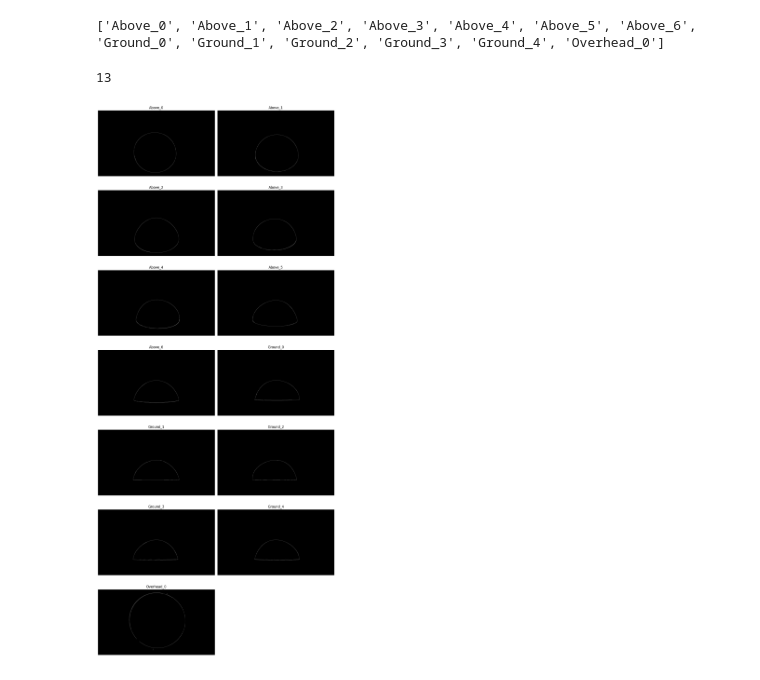
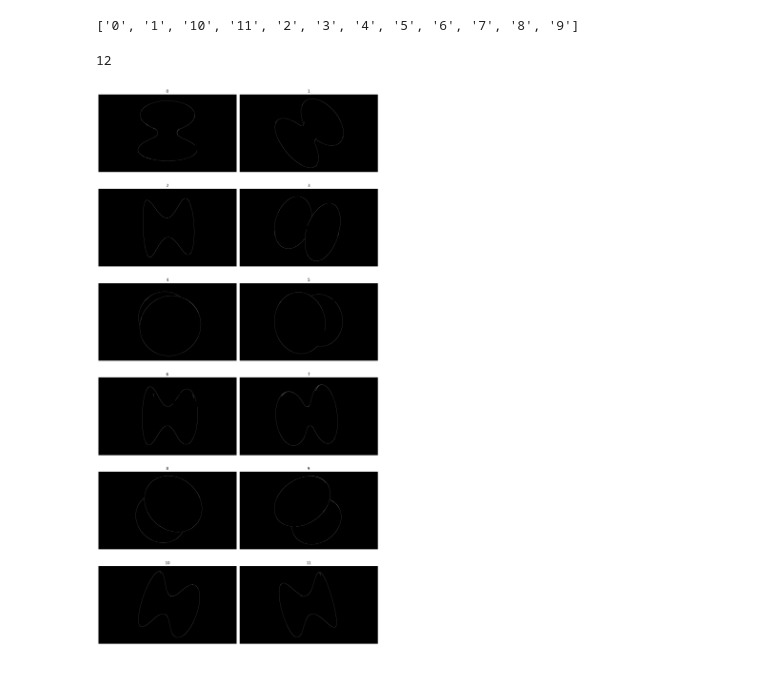
Before and after one commit to jeffreybliang/honours, a Jupyter notebook: src/framework_mesh/edgemap.ipynb, the cells around one changed output. Cells and saved outputs as stored; diff of their text form; code cells hidden in the pictures.

```diff
--- a/src/framework_mesh/edgemap.ipynb
+++ b/src/framework_mesh/edgemap.ipynb
@@ -179,15 +179,15 @@ def load_renders_for_material(renders_path, material, object_name):
 
     # Regex pattern: Extract Object<number> and View_<number>, ignoring _Cam_.
     # Example: Oblique6_Cam_Above_3.png -> object_name: Oblique6, view_name: Above_3
-    pattern = re.compile(rf"^({object_name})_Cam_(Overhead|Above|Ground)_(\d+)\.png")
+    pattern = re.compile(rf"^({object_name})(\d+)\.png")
 
     for filename in sorted(os.listdir(material_path)):
         match = pattern.match(filename)
         if match:
-            obj, view_type, view_number = match.groups()
+            obj, view_number = match.groups()
             if obj == object_name:
                 # Construct the view name as "Above_3", "Ground_1", etc.
-                full_view_name = f"{view_type}_{view_number}"
+                full_view_name = f"{view_number}"
                 image_path = os.path.join(material_path, filename)
                 image = cv2.imread(image_path)
                 if image is not None:
@@ -254,43 +254,43 @@ def plot_edge_maps(edge_maps):
 # Assuming `edge_maps` is the dictionary containing the edge maps (e.g., {"Overhead_1": edge_map1, "Above_1": edge_map2, ...})
 
 
-renders_path = "/Users/jeffreyliang/Documents/Honours/Blender/oblique/renders"
-material = "NoGround"  # Example material
-object_name = "Oblique13"  # Example object name
+renders_path = "/Users/jeffreyliang/Documents/Honours/Blender/easy_background/renders"
+material = ""  # Example material
+object_name = "parabola"  # Example object name
 renders = load_renders_for_material(renders_path, material, object_name)
 print([k for k in renders.keys()])
 # %% [output]
-['Above_0', 'Above_1', 'Above_2', 'Above_3', 'Above_4', 'Above_5', 'Above_6', 'Ground_0', 'Ground_1', 'Ground_2', 'Ground_3', 'Ground_4', 'Overhead_0']
+['0', '1', '10', '11', '2', '3', '4', '5', '6', '7', '8', '9']
 # %%
 # Define edge map options using dictionary comprehension
 edgemap_options = {
     object_name: {
-        "Above_0":      (False, 10, 45),
-        "Above_1":      (False, 10, 45),
-        "Above_2":      (False, 10, 45),
-        "Above_3":      (False, 10, 45),
-        "Above_4":      (False, 10, 45),
-        "Above_5":      (False, 10, 45),
-        "Above_6":      (False, 10, 45),
-        "Ground_0":     (False, 10, 25),
-        "Ground_1":     (False, 10, 30),
-        "Ground_2":     (False, 10, 30),
-        "Ground_3":     (False, 10, 45),
-        "Ground_4":     (False, 10, 45),
-        "Overhead_0":   (False, 10, 35), # (hist_eq=True, low_thresh=15, high_thresh=250)
+        "0":    (False,  15, 70),
+        "1":    (False,  15, 70),
+        "2":    (False,  15, 70),
+        "3":    (False,  15, 70),
+        "4":    (False,  15, 70),
+        "5":    (False,  15, 70),
+        "6":    (False,  15, 40),
+        "7":    (False,  15, 70),
+        "8":    (False,  15, 70),
+        "9":    (False,  15, 70),
+        "10":   (False,  15, 70),
+        "11":   (False,  15, 70),
+        "12":   (False,  15, 70), # (hist_eq=True, low_thresh=15, high_thresh=250)
     }
 }
 
 # edgemap_options = defaultdict(lambda: (False, 15, 200))  # Default option: (False, 0, 0) for equalisation, low, high thresholds
 
 # Apply Canny edge detection to the filtered renders based on material and object
 edge_maps = apply_canny_to_renders_for_material(renders, edgemap_options, object_name, material)
 print(len(edge_maps))
 
 plot_edge_maps(edge_maps)
 # %% [output]
-13
+12
-[figure, old version]
+[figure, new version]
 # %%
 edgemap_options = {
     "Overhead_0": (True, 15, 250),  # (hist_eq=True, low_thresh=15, high_thresh=250)
```
